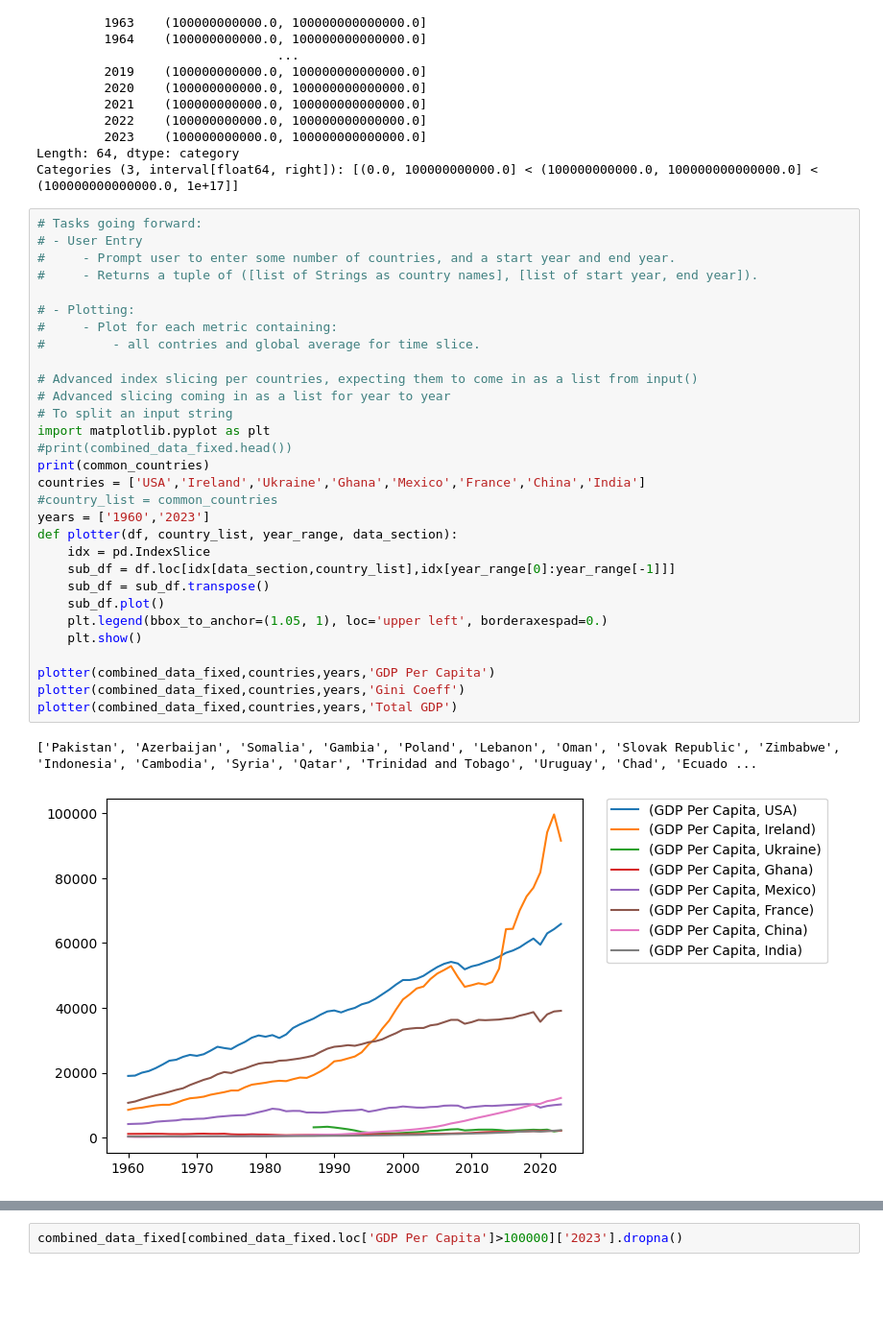
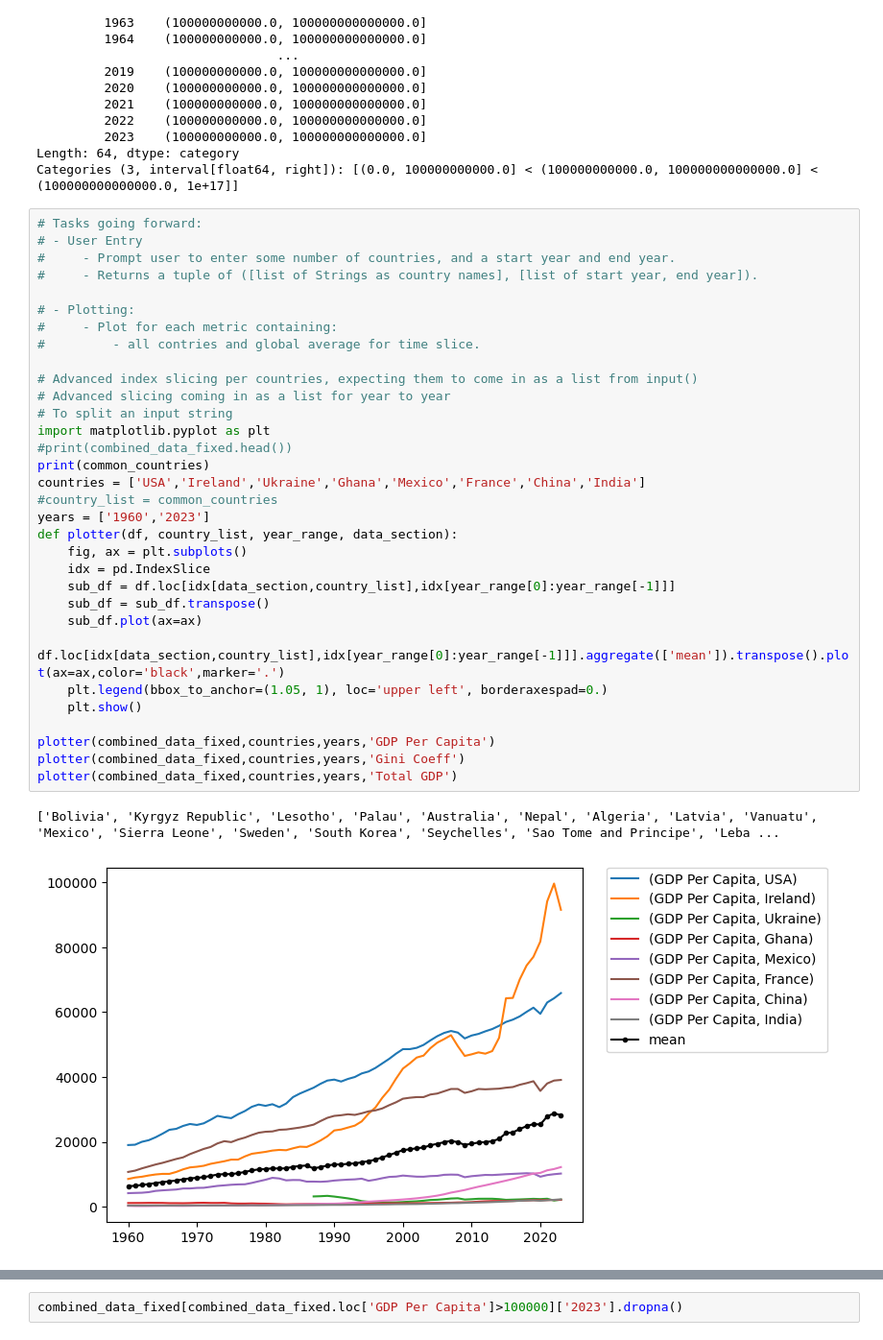
Before and after one commit to ctcastle/leprechaun_economics, a Jupyter notebook: conners-notebook.ipynb, the cells around one changed output, grey strips where cells are left out. Shown at 96% size. Drawn from its saved outputs; the diff is of its cells as text; blank space fills up the shorter version.

Commit message:
add plotting update

```diff
--- a/conners-notebook.ipynb
+++ b/conners-notebook.ipynb
@@ -148,33 +148,35 @@ Categories (3, interval[float64, right]): [(0.0, 100000000000.0] < (100000000000
 # %%
 # Tasks going forward:
 # - User Entry
 #     - Prompt user to enter some number of countries, and a start year and end year.
 #     - Returns a tuple of ([list of Strings as country names], [list of start year, end year]).
 
 # - Plotting:
 #     - Plot for each metric containing:
 #         - all contries and global average for time slice.
 
 # Advanced index slicing per countries, expecting them to come in as a list from input()
 # Advanced slicing coming in as a list for year to year
 # To split an input string
 import matplotlib.pyplot as plt
 #print(combined_data_fixed.head())
 print(common_countries)
 countries = ['USA','Ireland','Ukraine','Ghana','Mexico','France','China','India']
 #country_list = common_countries
 years = ['1960','2023']
 def plotter(df, country_list, year_range, data_section):
+    fig, ax = plt.subplots()
     idx = pd.IndexSlice
     sub_df = df.loc[idx[data_section,country_list],idx[year_range[0]:year_range[-1]]]
     sub_df = sub_df.transpose()
-    sub_df.plot()
+    sub_df.plot(ax=ax)
+    df.loc[idx[data_section,country_list],idx[year_range[0]:year_range[-1]]].aggregate(['mean']).transpose().plot(ax=ax,color='black',marker='.')
     plt.legend(bbox_to_anchor=(1.05, 1), loc='upper left', borderaxespad=0.)
     plt.show()
 
 plotter(combined_data_fixed,countries,years,'GDP Per Capita')
 plotter(combined_data_fixed,countries,years,'Gini Coeff')
 plotter(combined_data_fixed,countries,years,'Total GDP')
 # %% [output]
-['Pakistan', 'Azerbaijan', 'Somalia', 'Gambia', 'Poland', 'Lebanon', 'Oman', 'Slovak Republic', 'Zimbabwe', 'Indonesia', 'Cambodia', 'Syria', 'Qatar', 'Trinidad and Tobago', 'Uruguay', 'Chad', 'Ecuado ...
+['Bolivia', 'Kyrgyz Republic', 'Lesotho', 'Palau', 'Australia', 'Nepal', 'Algeria', 'Latvia', 'Vanuatu', 'Mexico', 'Sierra Leone', 'Sweden', 'South Korea', 'Seychelles', 'Sao Tome and Principe', 'Leba ...
-[figure, old version]
+[figure, new version]
```
Also changed, not shown: parts of 1 cell of this notebook, 1 other file.
